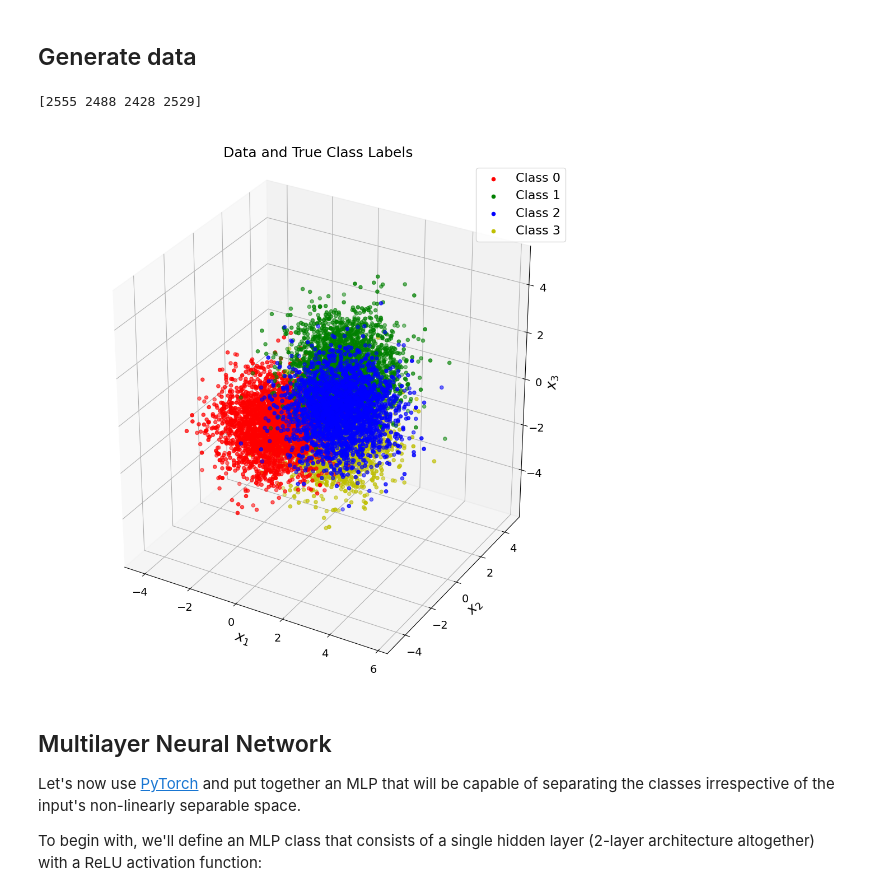
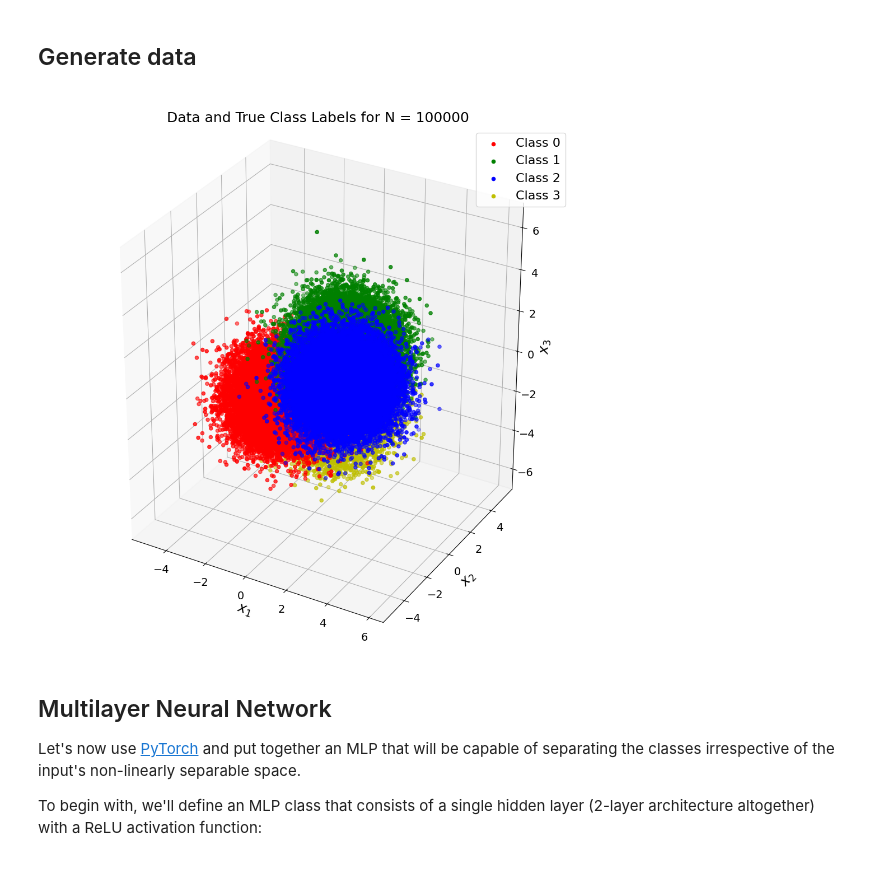
Before and after one commit to ethanholand/EECE5644, a Jupyter notebook: HW3/HW3Problem1.ipynb, the cells around one changed output. Drawn from its saved outputs; the diff is of its cells as text; code cells hidden in the pictures.

```diff
--- a/HW3/HW3Problem1.ipynb
+++ b/HW3/HW3Problem1.ipynb
@@ -88,3 +68,19 @@ def get_binary_classification_metrics(predictions, labels):
+# %%
+def plot_distribution(X, labels):
+    ax_raw.scatter(X[labels == 0, 0], X[labels == 0, 1], X[labels == 0, 2], c='r', label="Class 0")
+    ax_raw.scatter(X[labels == 1, 0], X[labels == 1, 1], X[labels == 1, 2], c='g', label="Class 1")
+    ax_raw.scatter(X[labels == 2, 0], X[labels == 2, 1], X[labels == 2, 2], c='b', label="Class 2")
+    ax_raw.scatter(X[labels == 3, 0], X[labels == 3, 1], X[labels == 3, 2], c='y', label="Class 3")
+    ax_raw.set_xlabel(r"$x_1$")
+    ax_raw.set_ylabel(r"$x_2$")
+    ax_raw.set_zlabel(r"$x_3$")
+    # Set equal axes for 3D plots
+    ax_raw.set_box_aspect((np.ptp(X[:, 0]), np.ptp(X[:, 1]), np.ptp(X[:, 2])))
+
+    plt.title("Data and True Class Labels for N = {}".format(np.size(X, axis=0)))
+    plt.legend()
+    plt.tight_layout()
+    plt.show()
 # %% [markdown]
 ## Classifiers
 # %%
@@ -107,59 +103,33 @@ def perform_erm_classification(X, Lambda, gmm_params, C):
 ## Generate data
 # %%
 # Generate dataset from two different 3D Gaussian distributions/categories
-N = 10000
-
 gmm_pdf = {}
 
 # Class priors
 gmm_pdf['priors'] = np.array([0.25, 0.25, 0.25, 0.25])
 num_classes = len(gmm_pdf['priors'])
-# Mean and covariance of data pdfs conditioned on labels
+L = np.array(range(num_classes))
+C = np.size(L)
+
+# # Mean and covariance of data pdfs conditioned on labels
+# gmm_pdf['m'] = np.array([[1.3, 1.3, 0],
+#                          [-1.3, 1.3, 0],
+#                          [-1.3, -1.3, 0],
+#                          [1.3, -1.3, 0]])  # Gaussian distributions means
 gmm_pdf['m'] = np.array([[-1, -1, -1],
                          [1, 1, 1],
                          [2, -1, 0.5],
                          [0.5, 1, -2]])  # Gaussian distributions means
-gmm_pdf['C'] = np.array([[[1, 0, 0],
-                          [0, 1, 0],
-                          [0, 0, 1]],
-                         [[1, 0, 0],
-                          [0, 1, 0],
-                          [0, 0, 1]],
-                          [[1, 0, 0],
-                          [0, 1, 0],
-                          [0, 0, 1]],
-                          [[1, 0, 0],
-                          [0, 1, 0],
-                          [0, 0, 1]],])  # Gaussian distributions covariance matrices
+gmm_pdf['C'] = np.array([np.identity(3), np.identity(3), np.identity(3), np.identity(3)])  # Gaussian distributions covariance matrices
 
 # Plot the original data and their true labels
 fig = plt.figure(figsize=(10, 10))
+ax_raw = fig.add_subplot(111, projection='3d')
 
-ax_raw = fig.add_subplot(111, projection='3d')
+N = 100000
 
 X, labels = generate_data_from_gmm(N, gmm_pdf)
 
-n = X.shape[1]
-L = np.array(range(num_classes))
-C = np.size(L)
-
-# Count up the number of samples per class
-N_per_l = np.array([sum(labels == l) for l in L])
-print(N_per_l)
-
-ax_raw.scatter(X[labels == 0, 0], X[labels == 0, 1], X[labels == 0, 2], c='r', label="Class 0")
-ax_raw.scatter(X[labels == 1, 0], X[labels == 1, 1], X[labels == 1, 2], c='g', label="Class 1")
-ax_raw.scatter(X[labels == 2, 0], X[labels == 2, 1], X[labels == 2, 2], c='b', label="Class 2")
-ax_raw.scatter(X[labels == 3, 0], X[labels == 3, 1], X[labels == 3, 2], c='y', label="Class 3")
-ax_raw.set_xlabel(r"$x_1$")
-ax_raw.set_ylabel(r"$x_2$")
-ax_raw.set_zlabel(r"$x_3$")
-# Set equal axes for 3D plots
-ax_raw.set_box_aspect((np.ptp(X[:, 0]), np.ptp(X[:, 1]), np.ptp(X[:, 2])))
-
-plt.title("Data and True Class Labels")
-plt.legend()
-plt.tight_layout()
+plot_distribution(X, labels)
 # %% [output]
-[2555 2488 2428 2529]
-[figure, old version]
+[figure, new version]
```
Also changed, not shown: parts of 23 cells of this notebook.
